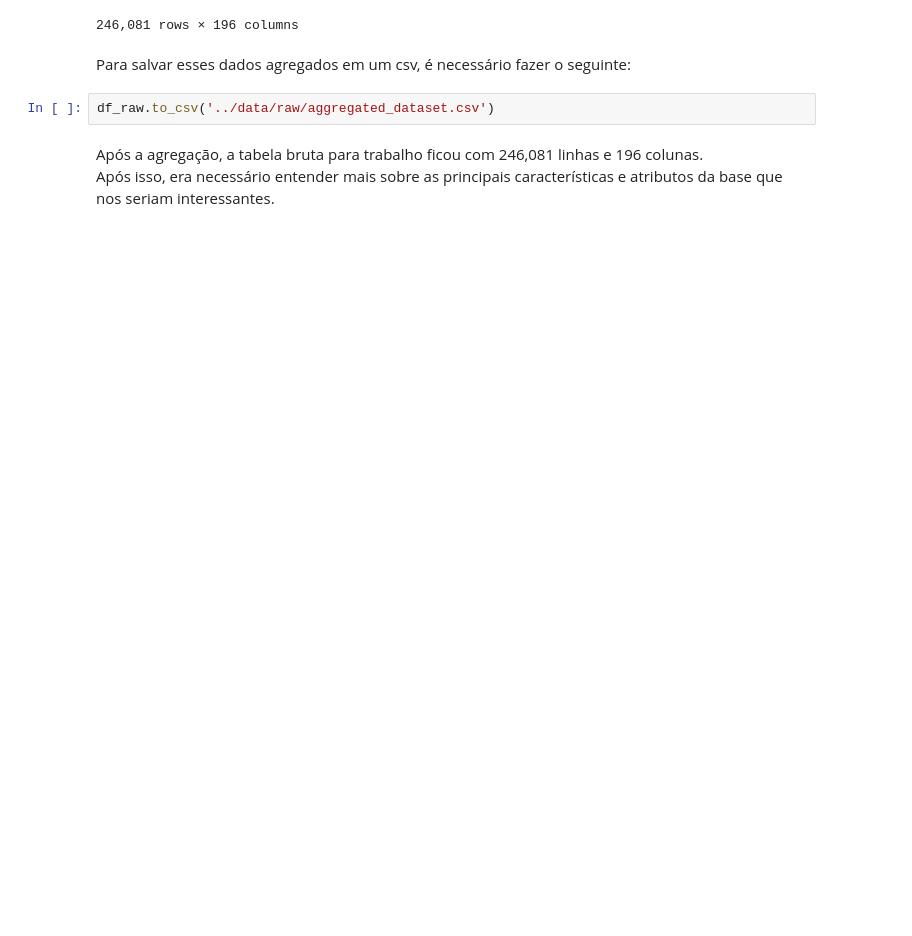
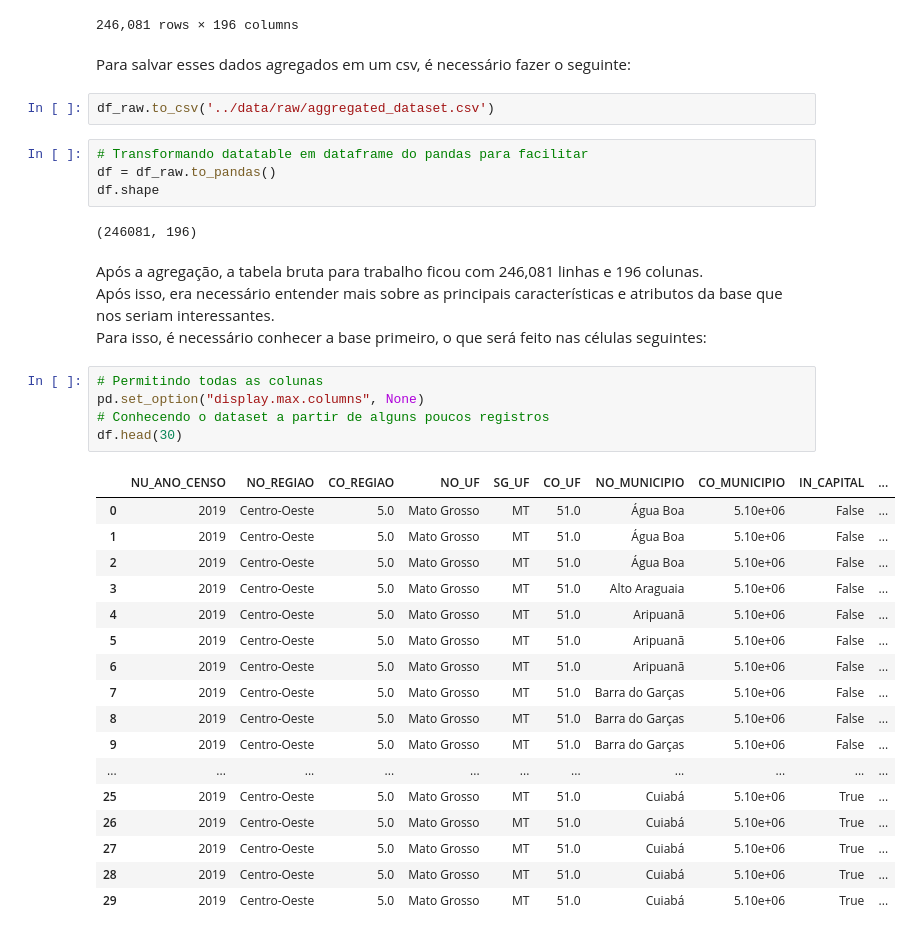
Before and after one commit to lujasmin/alunas, a Jupyter notebook: sections/data_collect.ipynb, the cells around one changed output. Cells and saved outputs as stored; diff of their text form; blank space fills up the shorter version.

```diff
--- a/sections/data_collect.ipynb
+++ b/sections/data_collect.ipynb
@@ -54,6 +54,36 @@ display(df_raw)
 Para salvar esses dados agregados em um csv, é necessário fazer o seguinte:
 # %%
 df_raw.to_csv('../data/raw/aggregated_dataset.csv')
+# %%
+# Transformando datatable em dataframe do pandas para facilitar
+df = df_raw.to_pandas()
+df.shape
+# %% [output]
+(246081, 196)
 # %% [markdown]
 Após a agregação, a tabela bruta para trabalho ficou com 246,081 linhas e 196 colunas.
 Após isso, era necessário entender mais sobre as principais características e atributos da base que nos seriam interessantes.
+Para isso, é necessário conhecer a base primeiro, o que será feito nas células seguintes:
+# %%
+# Permitindo todas as colunas
+pd.set_option("display.max.columns", None)
+# Conhecendo o dataset a partir de alguns poucos registros
+df.head(30)
+# %% [output]
+|  | NU_ANO_CENSO | NO_REGIAO | CO_REGIAO | NO_UF | SG_UF | CO_UF | NO_MUNICIPIO | CO_MUNICIPIO | IN_CAPITAL | ... |
+| 0 | 2019 | Centro-Oeste | 5.0 | Mato Grosso | MT | 51.0 | Água Boa | 5.10e+06 | False | ... |
+| 1 | 2019 | Centro-Oeste | 5.0 | Mato Grosso | MT | 51.0 | Água Boa | 5.10e+06 | False | ... |
+| 2 | 2019 | Centro-Oeste | 5.0 | Mato Grosso | MT | 51.0 | Água Boa | 5.10e+06 | False | ... |
+| 3 | 2019 | Centro-Oeste | 5.0 | Mato Grosso | MT | 51.0 | Alto Araguaia | 5.10e+06 | False | ... |
+| 4 | 2019 | Centro-Oeste | 5.0 | Mato Grosso | MT | 51.0 | Aripuanã | 5.10e+06 | False | ... |
+| 5 | 2019 | Centro-Oeste | 5.0 | Mato Grosso | MT | 51.0 | Aripuanã | 5.10e+06 | False | ... |
+| 6 | 2019 | Centro-Oeste | 5.0 | Mato Grosso | MT | 51.0 | Aripuanã | 5.10e+06 | False | ... |
+| 7 | 2019 | Centro-Oeste | 5.0 | Mato Grosso | MT | 51.0 | Barra do Garças | 5.10e+06 | False | ... |
+| 8 | 2019 | Centro-Oeste | 5.0 | Mato Grosso | MT | 51.0 | Barra do Garças | 5.10e+06 | False | ... |
+| 9 | 2019 | Centro-Oeste | 5.0 | Mato Grosso | MT | 51.0 | Barra do Garças | 5.10e+06 | False | ... |
+| ... | ... | ... | ... | ... | ... | ... | ... | ... | ... | ... |
+| 25 | 2019 | Centro-Oeste | 5.0 | Mato Grosso | MT | 51.0 | Cuiabá | 5.10e+06 | True | ... |
+| 26 | 2019 | Centro-Oeste | 5.0 | Mato Grosso | MT | 51.0 | Cuiabá | 5.10e+06 | True | ... |
+| 27 | 2019 | Centro-Oeste | 5.0 | Mato Grosso | MT | 51.0 | Cuiabá | 5.10e+06 | True | ... |
+| 28 | 2019 | Centro-Oeste | 5.0 | Mato Grosso | MT | 51.0 | Cuiabá | 5.10e+06 | True | ... |
+| 29 | 2019 | Centro-Oeste | 5.0 | Mato Grosso | MT | 51.0 | Cuiabá | 5.10e+06 | True | ... |
```
Also changed, not shown: parts of 4 cells of this notebook, 1 other file.
